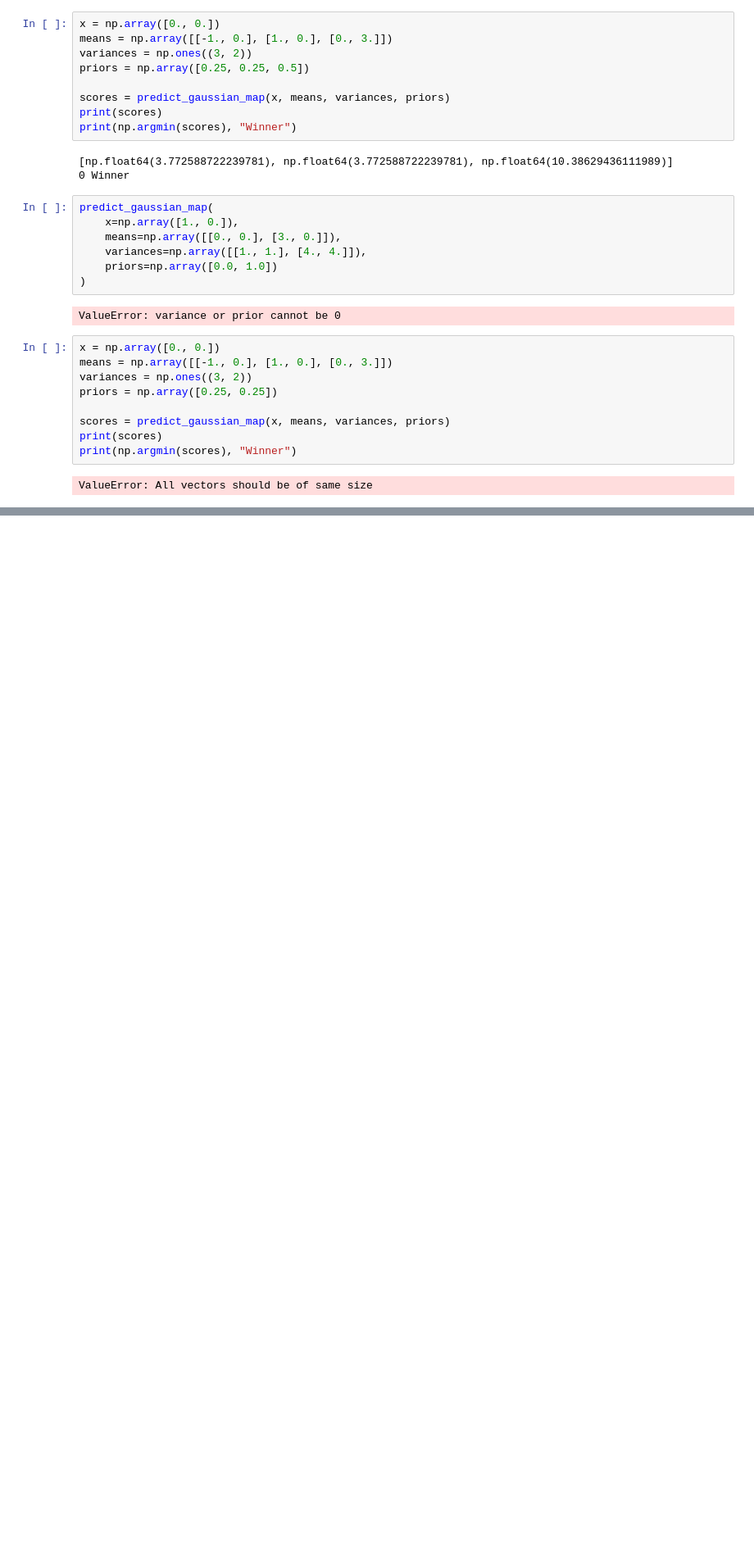
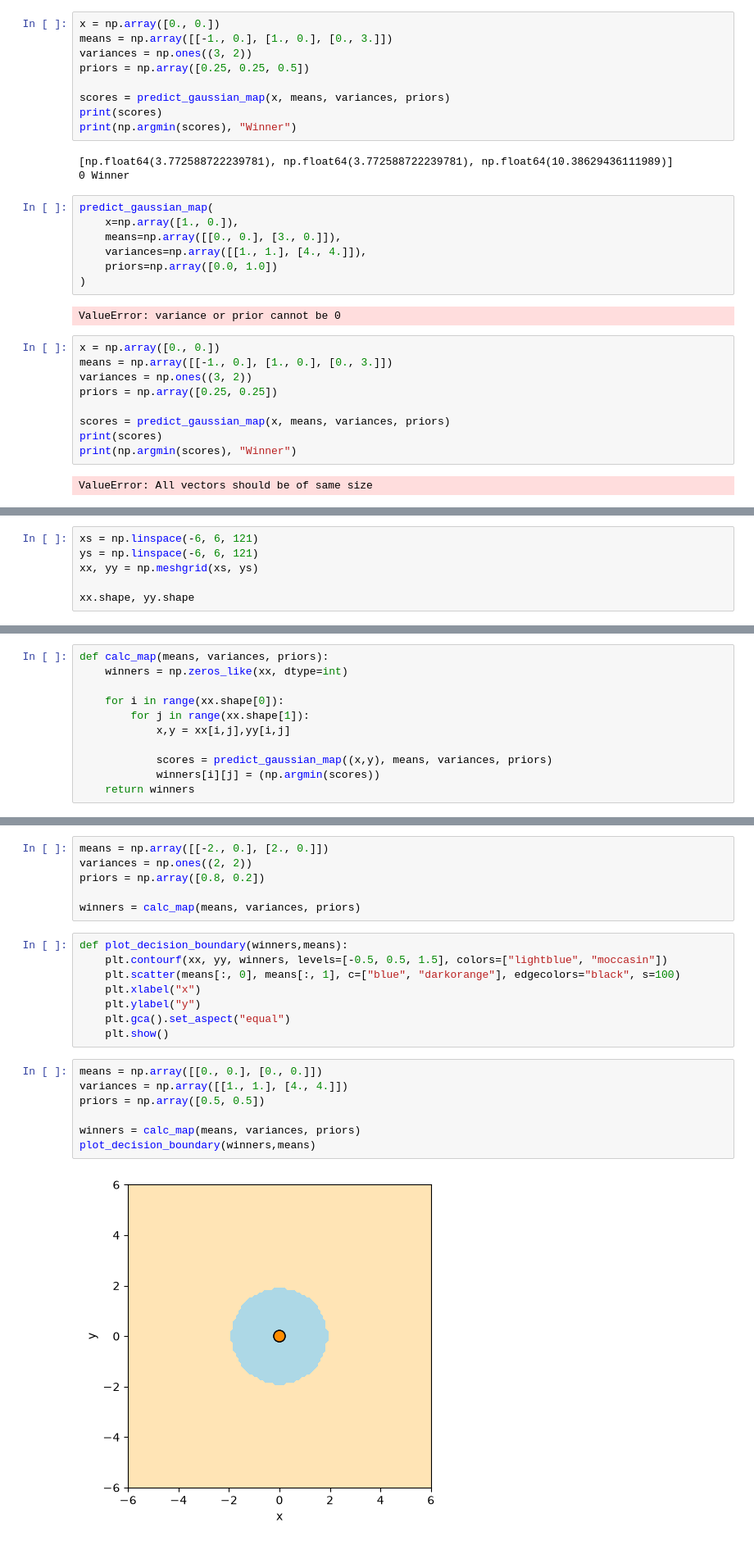
Before and after one commit to devanshmayatra/ml-scratch, a Jupyter notebook: map/map_classifier.ipynb, the cells around one changed output, grey strips where cells are left out. Shown at 82% size. Drawn from its saved outputs; the diff is of its cells as text; blank space fills up the shorter version.

Commit message:
added decision boundries and full map classifier

```diff
--- a/map/map_classifier.ipynb
+++ b/map/map_classifier.ipynb
@@ -97,0 +110,6 @@ ValueError: All vectors should be of same size
+# %%
+xs = np.linspace(-6, 6, 121)
+ys = np.linspace(-6, 6, 121)
+xx, yy = np.meshgrid(xs, ys)
+
+xx.shape, yy.shape
@@ -97,0 +118,11 @@ ValueError: All vectors should be of same size
+# %%
+def calc_map(means, variances, priors):
+    winners = np.zeros_like(xx, dtype=int)
+
+    for i in range(xx.shape[0]):
+        for j in range(xx.shape[1]):
+            x,y = xx[i,j],yy[i,j]
+
+            scores = predict_gaussian_map((x,y), means, variances, priors)
+            winners[i][j] = (np.argmin(scores))
+    return winners
@@ -97,0 +133,23 @@ ValueError: All vectors should be of same size
+# %%
+means = np.array([[-2., 0.], [2., 0.]])
+variances = np.ones((2, 2))
+priors = np.array([0.8, 0.2])
+
+winners = calc_map(means, variances, priors)
+# %%
+def plot_decision_boundary(winners,means):
+    plt.contourf(xx, yy, winners, levels=[-0.5, 0.5, 1.5], colors=["lightblue", "moccasin"])
+    plt.scatter(means[:, 0], means[:, 1], c=["blue", "darkorange"], edgecolors="black", s=100)
+    plt.xlabel("x")
+    plt.ylabel("y")
+    plt.gca().set_aspect("equal")
+    plt.show()
+# %%
+means = np.array([[0., 0.], [0., 0.]])
+variances = np.array([[1., 1.], [4., 4.]])
+priors = np.array([0.5, 0.5])
+
+winners = calc_map(means, variances, priors)
+plot_decision_boundary(winners,means)
+# %% [output]
+[figure, added]
```
Also changed, not shown: parts of 37 cells of this notebook.
